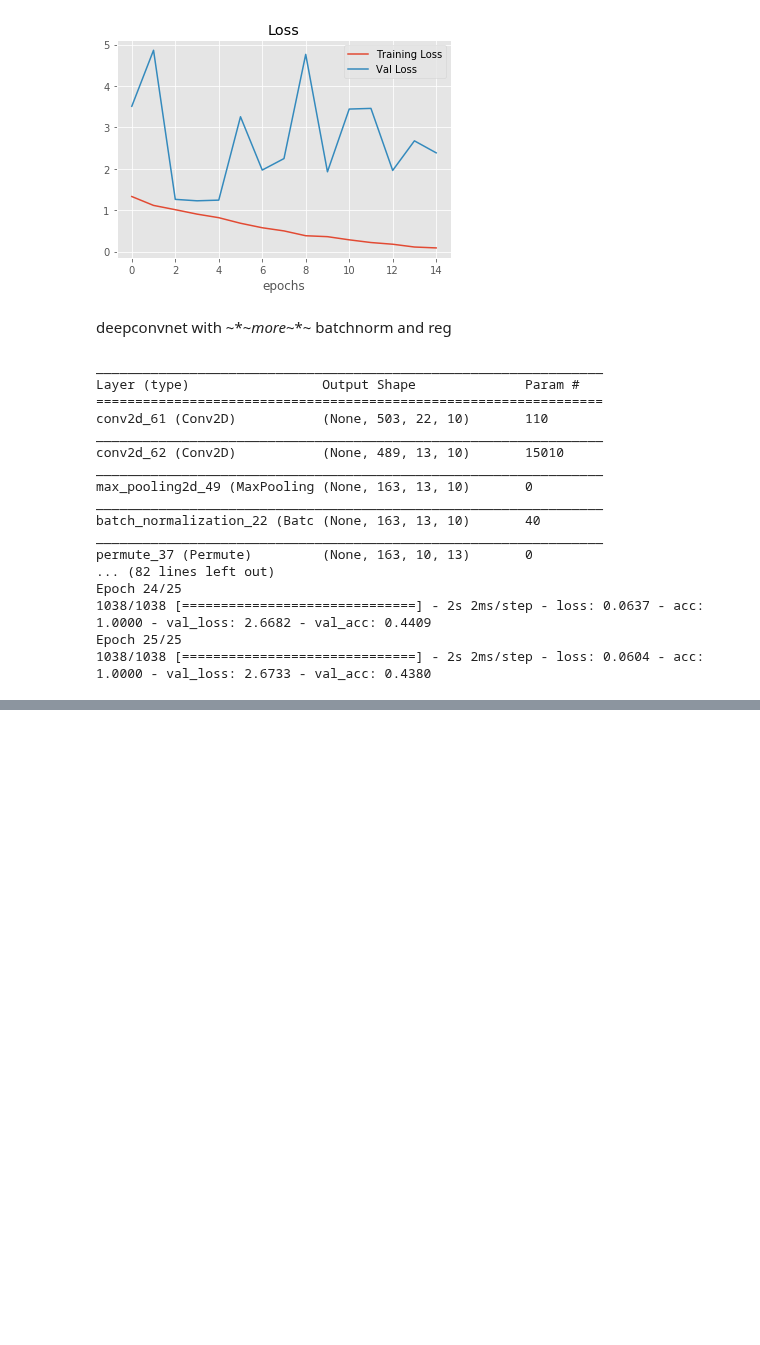
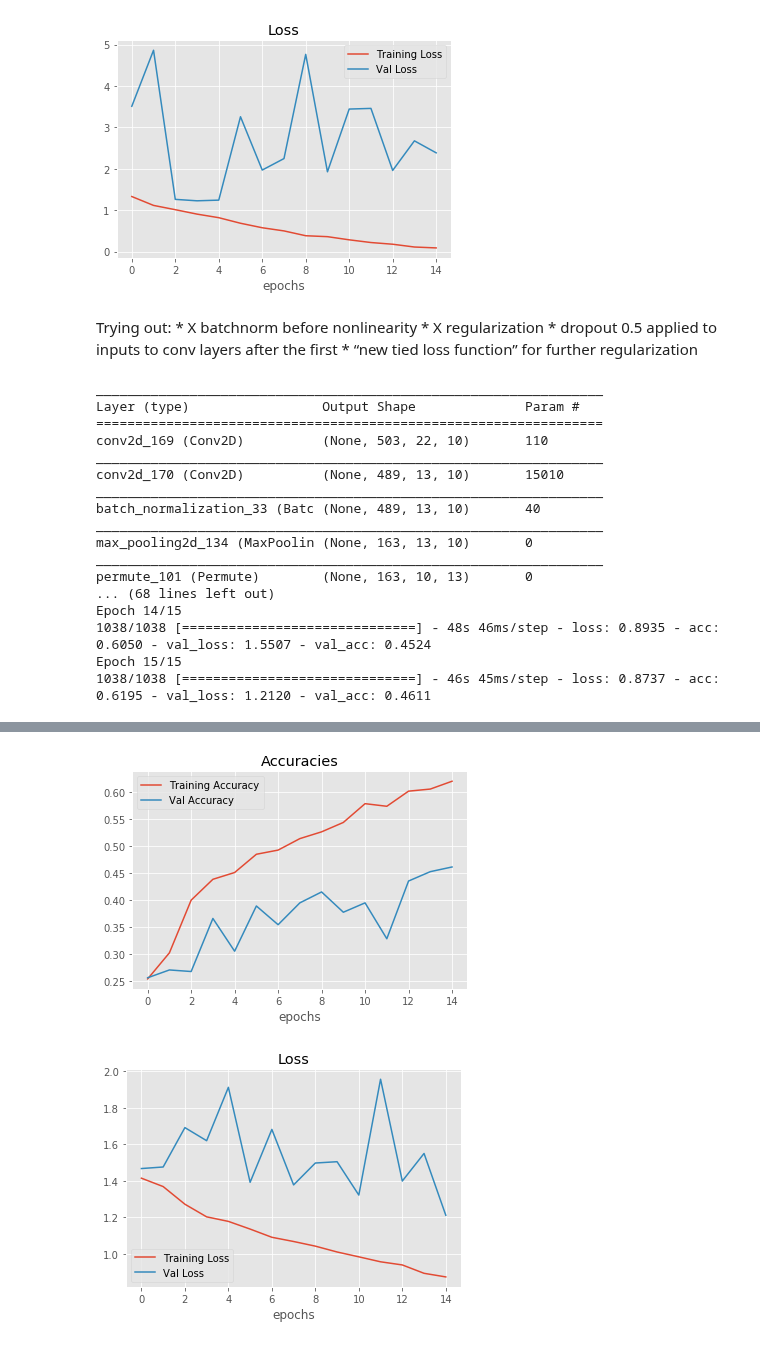
Before and after one commit to kunalpatel1793/Neural-Nets-Final-Project, a Jupyter notebook: DeepConvNet.ipynb, the cells around one changed output, grey strips where cells are left out. Cells and saved outputs as stored; diff of their text form; code cells hidden in the pictures; blank space fills up the shorter version.

Commit message:
add batchnorm and used rmsprop instead of adam

```diff
--- a/DeepConvNet.ipynb
+++ b/DeepConvNet.ipynb
@@ -133,56 +134,69 @@ plot_hist([hist.history['loss'],hist.history['val_loss']],['Training Loss','Val
 Test Score: [1.4661457538604736, 0.57999998331069946]
 [figure]
 [figure]
-# %% [markdown]
-deepconvnet with ~*~*more*~*~ batchnorm and reg
+# %% [markdown]
+Trying out:
+    * X batchnorm before nonlinearity
+    * X regularization
+    * dropout 0.5 applied to inputs to conv layers after the first
+    * “new tied loss function” for further regularization
 # %%
 num_filters = 10
 model = Sequential()
-model.add(Conv2D(num_filters, kernel_size=(num_filters,1), activation='relu', data_format='channels_last',input_shape=(data2d.shape[1], data2d.shape[2], data2d.shape[3]), kernel_regularizer=regularizers.l2(0.05)))
-model.add(Conv2D(num_filters, kernel_size=(15,num_filters), activation='relu') )
+model.add(Conv2D(num_filters, kernel_size=(num_filters,1), activation='relu', data_format='channels_last', input_shape=(data2d.shape[1], data2d.shape[2], data2d.shape[3]), kernel_initializer='glorot_normal', bias_initializer='glorot_normal'))
+model.add(Conv2D(num_filters, kernel_size=(15,num_filters), activation='relu', kernel_initializer='glorot_normal', bias_initializer='glorot_normal') )
+model.add(BatchNormalization())
 model.add(MaxPooling2D(pool_size=(3,1)))
+model.add(Permute((1,3,2)))
+model.add(Dropout(0.5))
+
+model.add(Conv2D(num_filters*2, kernel_size=(10,num_filters), activation='relu', kernel_initializer='glorot_normal', bias_initializer='glorot_normal'))
 model.add(BatchNormalization())
+model.add(MaxPooling2D(pool_size=(3,1)))
 model.add(Permute((1,3,2)))
+model.add(Dropout(0.5))
 
-model.add(Conv2D(num_filters*2, kernel_size=(10,num_filters), activation='relu', kernel_regularizer=regularizers.l2(0.05)))
+model.add(Conv2D(num_filters*4, kernel_size=(10,num_filters*2), activation='relu', kernel_initializer='glorot_normal', bias_initializer='glorot_normal'))
+model.add(BatchNormalization())
 model.add(MaxPooling2D(pool_size=(3,1)))
+model.add(Permute((1,3,2)))
+model.add(Dropout(0.5))
+
+model.add(Conv2D(num_filters*8, kernel_size=(10,num_filters*4), activation='relu', kernel_initializer='glorot_normal', bias_initializer='glorot_normal'))
 model.add(BatchNormalization())
-model.add(Permute((1,3,2)))
-
-model.add(Conv2D(num_filters*4, kernel_size=(10,num_filters*2), activation='relu', ))
-model.add(MaxPooling2D(pool_size=(3,1)))
-model.add(BatchNormalization())
-model.add(Permute((1,3,2)))
-
-model.add(Conv2D(num_filters*8, kernel_size=(10,num_filters*4), activation='relu'))
 model.add(MaxPooling2D(pool_size=(3,1)))
 model.add(Reshape((num_filters*8,1)))
 model.add(LSTM(32, return_sequences=True))
-model.add(LSTM(16))
-#model.add(Flatten())
-model.add(BatchNormalization())
-model.add(Dense(4, activation='softmax'))
-model.compile(optimizer = 'adam',
+
+model.add(Flatten())
+model.add(Dense(4, activation='softmax', kernel_initializer='glorot_normal', bias_initializer='glorot_normal'))
+model.compile(optimizer = 'rmsprop',
              loss = 'categorical_crossentropy',
              metrics=['accuracy'])
 model.summary()
-hist = model.fit(train_data,train_labels,epochs=15,validation_split=0.25,batch_size=128)
+hist = model.fit(train_data,train_labels,epochs=15,validation_split=0.25,batch_size=32)
 #model.test_on_batch(test_data, test_labels)
 # %% [output]
 _________________________________________________________________
 Layer (type)                 Output Shape              Param #
 =================================================================
-conv2d_61 (Conv2D)           (None, 503, 22, 10)       110
+conv2d_169 (Conv2D)          (None, 503, 22, 10)       110
 _________________________________________________________________
-conv2d_62 (Conv2D)           (None, 489, 13, 10)       15010
+conv2d_170 (Conv2D)          (None, 489, 13, 10)       15010
 _________________________________________________________________
-max_pooling2d_49 (MaxPooling (None, 163, 13, 10)       0
+batch_normalization_33 (Batc (None, 489, 13, 10)       40
 _________________________________________________________________
-batch_normalization_22 (Batc (None, 163, 13, 10)       40
+max_pooling2d_134 (MaxPoolin (None, 163, 13, 10)       0
 _________________________________________________________________
-permute_37 (Permute)         (None, 163, 10, 13)       0
-... (82 lines left out)
-Epoch 24/25
-1038/1038 [==============================] - 2s 2ms/step - loss: 0.0637 - acc: 1.0000 - val_loss: 2.6682 - val_acc: 0.4409
-Epoch 25/25
-1038/1038 [==============================] - 2s 2ms/step - loss: 0.0604 - acc: 1.0000 - val_loss: 2.6733 - val_acc: 0.4380
+permute_101 (Permute)        (None, 163, 10, 13)       0
+... (68 lines left out)
+Epoch 14/15
+1038/1038 [==============================] - 48s 46ms/step - loss: 0.8935 - acc: 0.6050 - val_loss: 1.5507 - val_acc: 0.4524
+Epoch 15/15
+1038/1038 [==============================] - 46s 45ms/step - loss: 0.8737 - acc: 0.6195 - val_loss: 1.2120 - val_acc: 0.4611
+# %%
+test_score = model.evaluate(test_data, test_labels, batch_size=128)
+print "Test Score: {}".format(test_score)
+plot_hist([hist.history['acc'],hist.history['val_acc']],['Training Accuracy','Val Accuracy'],title='Accuracies')
+plot_hist([hist.history['loss'],hist.history['val_loss']],['Training Loss','Val Loss'],title='Loss')
+# %% [output]
@@ -188,0 +205,2 @@ Epoch 25/25
+[figure, added]
+[figure, added]
```
Also changed, not shown: parts of 3 cells of this notebook.
